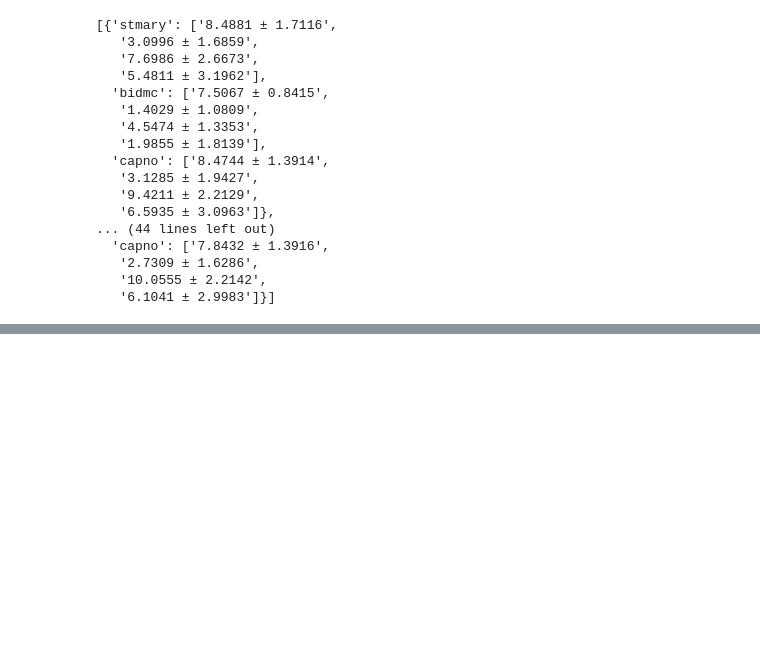
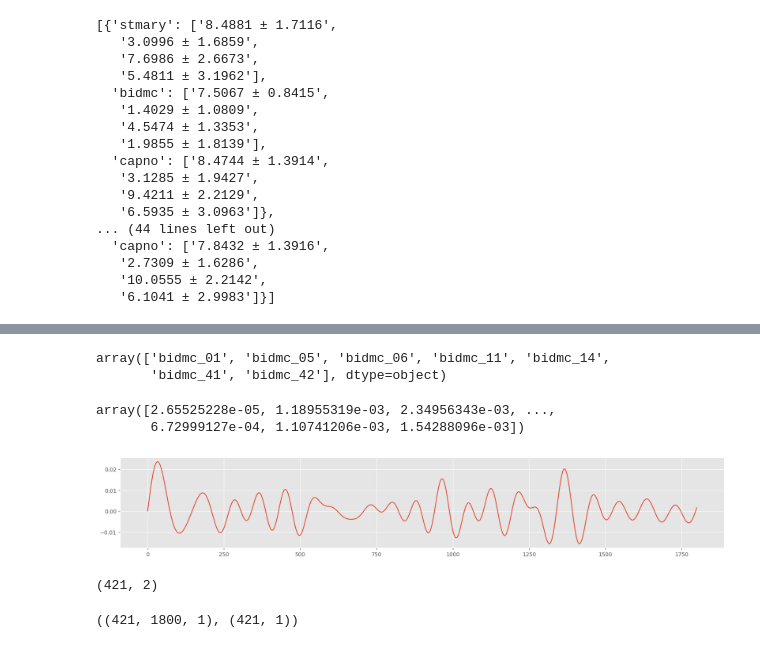
Before and after one commit to Noritheyellow/Project-RRpo-2ndStudy, a Jupyter notebook: src/92_experiments.ipynb, the cells around one changed output, grey strips where cells are left out. Drawn from its saved outputs; the diff is of its cells as text; code cells hidden in the pictures; blank space fills up the shorter version.

```diff
--- a/src/92_experiments.ipynb
+++ b/src/92_experiments.ipynb
@@ -425,6 +425,22 @@ print(np.array(val_losses), np.mean(np.array(val_losses), axis=1), np.std(np.arr
 # %% [markdown]
 ## Test
 # %%
+import matplotlib.pyplot as plt
+%matplotlib inline
+plt.style.use('ggplot')
+
+
+def gen_signal(A=1, f=1, phi=0, t=360):
+    t = np.linspace(0,1,t)
+    return A*np.cos(2*np.pi*f*t + phi)
+
+
+def plot_sig(sig):
+    plt.figure(figsize=(20,3))
+    plt.plot(sig)
+    plt.show()
+
+
 def get_resp_class(dataset):
     rapid_rr = []; normal_rr = []; slow_rr = []
     for id, samples in dataset:
@@ -575,0 +636,28 @@ test_result
+# %%
+bidmc_test = np.load(f'../dataset/test_dataset/bidmc-test_dataset.npy', allow_pickle=True)
+bidmc_id = bidmc_test[:, 0]
+bidmc_id
+# %% [output]
+array(['bidmc_01', 'bidmc_05', 'bidmc_06', 'bidmc_11', 'bidmc_14',
+       'bidmc_41', 'bidmc_42'], dtype=object)
+# %%
+bidmc_test[0, 1][0,0]
+# %% [output]
+array([2.65525228e-05, 1.18955319e-03, 2.34956343e-03, ...,
+       6.72999127e-04, 1.10741206e-03, 1.54288096e-03])
+# %%
+plt.figure(figsize=(20,3))
+plt.plot(bidmc_test[0,1][0,0])
+plt.show()
+# %% [output]
+[figure, added]
+# %%
+bidmc_test = bidmc_test[1][1]
+bidmc_test.shape
+# %% [output]
+(421, 2)
+# %%
+X_bidmc_np_test, y_bidmc_np_test = get_trainable_X(bidmc_test), bidmc_test[:, 1].reshape(-1,1)
+X_bidmc_np_test.shape, y_bidmc_np_test.shape
+# %% [output]
+((421, 1800, 1), (421, 1))
```
Also changed, not shown: parts of 8 cells of this notebook, 2 other files.
